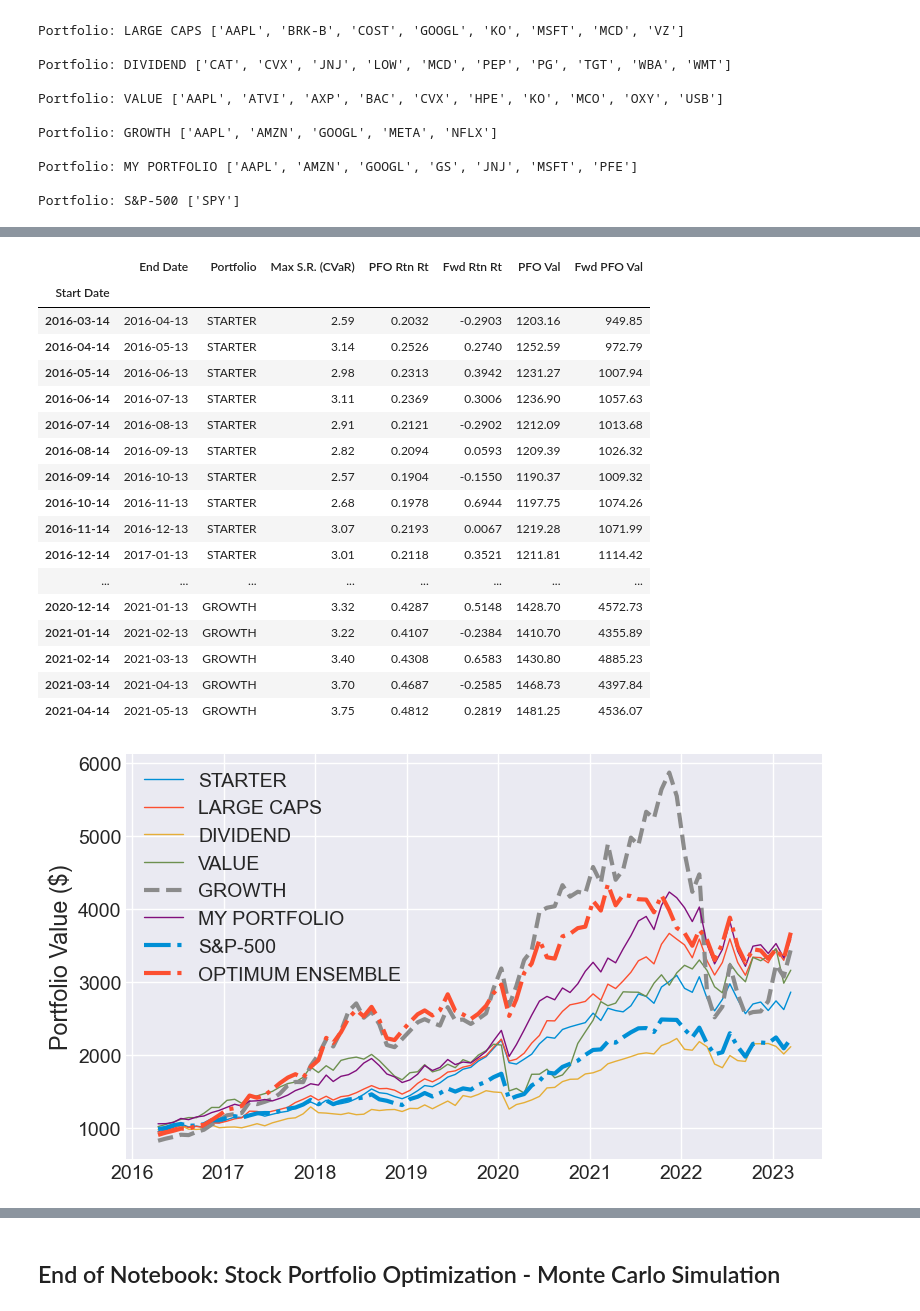
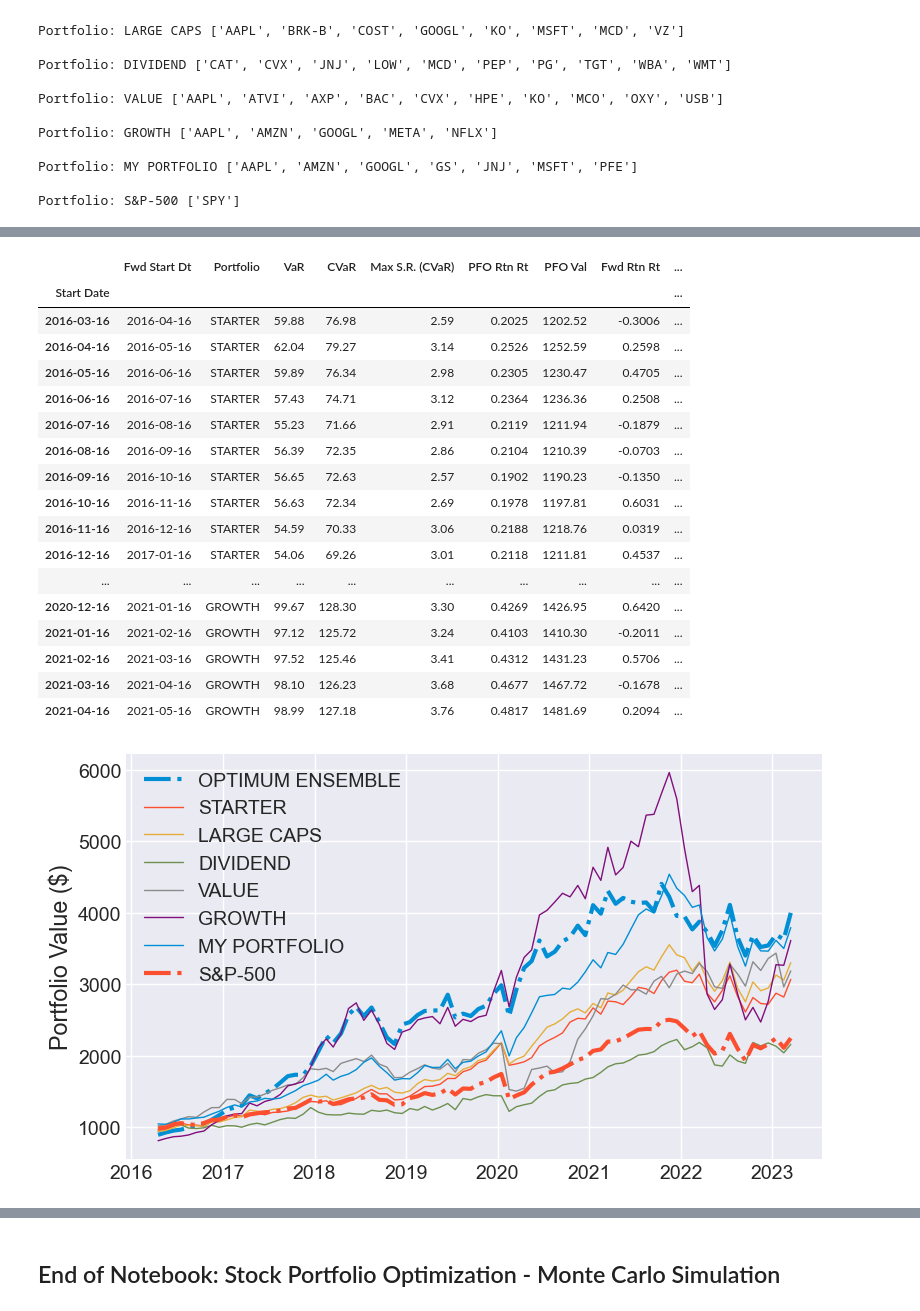
Before and after one commit to RayS1/Stock_Portfolio_Optimization, a Jupyter notebook: Stock_Portfolio_Optimization_Monte_Carlo_Simulation.ipynb, the cells around one changed output, grey strips where cells are left out. Cells and saved outputs as stored; diff of their text form; code cells hidden in the pictures.

```diff
--- a/Stock_Portfolio_Optimization_Monte_Carlo_Simulation.ipynb
+++ b/Stock_Portfolio_Optimization_Monte_Carlo_Simulation.ipynb
@@ -921,53 +921,57 @@ Data columns (total 12 columns):
 dtypes: datetime64[ns](3), float64(7), object(2)
 memory usage: 59.7+ KB
 # %%
-back_test_all_df[['End Date', 'Portfolio', 'Max S.R. (CVaR)', 'PFO Rtn Rt', 'Fwd Rtn Rt', 'PFO Val', 'Fwd PFO Val']]
+back_test_all_df[['Fwd Start Dt','Portfolio','VaR','CVaR',
+                  'Max S.R. (CVaR)','PFO Rtn Rt','PFO Val',
+                  'Fwd Rtn Rt','Fwd PFO Val']]
 # %% [output]
-|  | End Date | Portfolio | Max S.R. (CVaR) | PFO Rtn Rt | Fwd Rtn Rt | PFO Val | Fwd PFO Val |
-| Start Date |  |  |  |  |  |  |  |
-| 2016-03-14 | 2016-04-13 | STARTER | 2.59 | 0.2032 | -0.2903 | 1203.16 | 949.85 |
-| 2016-04-14 | 2016-05-13 | STARTER | 3.14 | 0.2526 | 0.2740 | 1252.59 | 972.79 |
-| 2016-05-14 | 2016-06-13 | STARTER | 2.98 | 0.2313 | 0.3942 | 1231.27 | 1007.94 |
-| 2016-06-14 | 2016-07-13 | STARTER | 3.11 | 0.2369 | 0.3006 | 1236.90 | 1057.63 |
-| 2016-07-14 | 2016-08-13 | STARTER | 2.91 | 0.2121 | -0.2902 | 1212.09 | 1013.68 |
-| 2016-08-14 | 2016-09-13 | STARTER | 2.82 | 0.2094 | 0.0593 | 1209.39 | 1026.32 |
-| 2016-09-14 | 2016-10-13 | STARTER | 2.57 | 0.1904 | -0.1550 | 1190.37 | 1009.32 |
-| 2016-10-14 | 2016-11-13 | STARTER | 2.68 | 0.1978 | 0.6944 | 1197.75 | 1074.26 |
-| 2016-11-14 | 2016-12-13 | STARTER | 3.07 | 0.2193 | 0.0067 | 1219.28 | 1071.99 |
-| 2016-12-14 | 2017-01-13 | STARTER | 3.01 | 0.2118 | 0.3521 | 1211.81 | 1114.42 |
-| ... | ... | ... | ... | ... | ... | ... | ... |
-| 2020-12-14 | 2021-01-13 | GROWTH | 3.32 | 0.4287 | 0.5148 | 1428.70 | 4572.73 |
-| 2021-01-14 | 2021-02-13 | GROWTH | 3.22 | 0.4107 | -0.2384 | 1410.70 | 4355.89 |
-| 2021-02-14 | 2021-03-13 | GROWTH | 3.40 | 0.4308 | 0.6583 | 1430.80 | 4885.23 |
-| 2021-03-14 | 2021-04-13 | GROWTH | 3.70 | 0.4687 | -0.2585 | 1468.73 | 4397.84 |
-| 2021-04-14 | 2021-05-13 | GROWTH | 3.75 | 0.4812 | 0.2819 | 1481.25 | 4536.07 |
+|  | Fwd Start Dt | Portfolio | VaR | CVaR | Max S.R. (CVaR) | PFO Rtn Rt | PFO Val | Fwd Rtn Rt | ... |
+| Start Date |  |  |  |  |  |  |  |  | ... |
+| 2016-03-16 | 2016-04-16 | STARTER | 59.88 | 76.98 | 2.59 | 0.2025 | 1202.52 | -0.3006 | ... |
+| 2016-04-16 | 2016-05-16 | STARTER | 62.04 | 79.27 | 3.14 | 0.2526 | 1252.59 | 0.2598 | ... |
+| 2016-05-16 | 2016-06-16 | STARTER | 59.89 | 76.34 | 2.98 | 0.2305 | 1230.47 | 0.4705 | ... |
+| 2016-06-16 | 2016-07-16 | STARTER | 57.43 | 74.71 | 3.12 | 0.2364 | 1236.36 | 0.2508 | ... |
+| 2016-07-16 | 2016-08-16 | STARTER | 55.23 | 71.66 | 2.91 | 0.2119 | 1211.94 | -0.1879 | ... |
+| 2016-08-16 | 2016-09-16 | STARTER | 56.39 | 72.35 | 2.86 | 0.2104 | 1210.39 | -0.0703 | ... |
+| 2016-09-16 | 2016-10-16 | STARTER | 56.65 | 72.63 | 2.57 | 0.1902 | 1190.23 | -0.1350 | ... |
+| 2016-10-16 | 2016-11-16 | STARTER | 56.63 | 72.34 | 2.69 | 0.1978 | 1197.81 | 0.6031 | ... |
+| 2016-11-16 | 2016-12-16 | STARTER | 54.59 | 70.33 | 3.06 | 0.2188 | 1218.76 | 0.0319 | ... |
+| 2016-12-16 | 2017-01-16 | STARTER | 54.06 | 69.26 | 3.01 | 0.2118 | 1211.81 | 0.4537 | ... |
+| ... | ... | ... | ... | ... | ... | ... | ... | ... | ... |
+| 2020-12-16 | 2021-01-16 | GROWTH | 99.67 | 128.30 | 3.30 | 0.4269 | 1426.95 | 0.6420 | ... |
+| 2021-01-16 | 2021-02-16 | GROWTH | 97.12 | 125.72 | 3.24 | 0.4103 | 1410.30 | -0.2011 | ... |
+| 2021-02-16 | 2021-03-16 | GROWTH | 97.52 | 125.46 | 3.41 | 0.4312 | 1431.23 | 0.5706 | ... |
+| 2021-03-16 | 2021-04-16 | GROWTH | 98.10 | 126.23 | 3.68 | 0.4677 | 1467.72 | -0.1678 | ... |
+| 2021-04-16 | 2021-05-16 | GROWTH | 98.99 | 127.18 | 3.76 | 0.4817 | 1481.69 | 0.2094 | ... |
 # %%
-# Plot comparitive historical performance of all portfolios including "Optimum Ensemble"
+# Plot comparison of historical performance of all portfolios including "Optimum Ensemble"
 dates  = back_test_all_df[back_test_all_df['Portfolio'] == 'S&P-500']['Fwd Start Dt'].to_list()
 data = back_test_all_df[['Fwd Start Dt', 'Portfolio', 'Fwd PFO Val']]
 data.columns = ['Start Date', 'Portfolio', 'Accumulated Value ($)']
-optimum_ensemble = back_test_top_df['Fwd PFO Val'].to_list()
+data.set_index('Start Date', drop=True, inplace=True)
+optim_data = back_test_top_df[['Fwd Start Dt', 'Portfolio', 'Fwd PFO Val']]
+optim_data.columns = ['Start Date', 'Portfolio', 'Accumulated Value ($)']
+optim_data.set_index('Start Date', drop=True, inplace=True)
+optimum_ensemble = optim_data['Accumulated Value ($)'].to_list()
 
 # Set up the plot
 plt.style.use('seaborn-darkgrid')
 plt.figure(figsize=(8,5))
 plt.ylabel('Portfolio Value ($)')
 
+# Plot Optimum Ensemble data from back_test_top_df
+plt.plot(dates, optim_data['Accumulated Value ($)'].to_list(), label='OPTIMUM ENSEMBLE', linewidth=3, linestyle='-.')
+
 # Iterate through portfolios portfolios to construct series objects
 for portfolio, stocks_list in ALL_PORTFOLIOS.items():
     port_data = data[data['Portfolio'] == portfolio]['Accumulated Value ($)'].to_list()
     if portfolio == 'S&P-500':
         plt.plot(dates, port_data, label=portfolio, linewidth=3, linestyle='-.')
-    elif portfolio == 'GROWTH':
-        plt.plot(dates, port_data, label=portfolio, linewidth=3, linestyle='--')
     else:
         plt.plot(dates, port_data, label=portfolio, linewidth=1)
-
-# Plot Optimum Ensemble data from back_test_top_df
-plt.plot(dates, optimum_ensemble, label='OPTIMUM ENSEMBLE', linewidth=3, linestyle='-.')
 
 # Now show the plot with legend
 plt.legend()
 plt.show()
 # %% [output]
-[figure, old version]
+[figure, new version]
```
Also changed, not shown: parts of 16 cells of this notebook, 1 other file.
